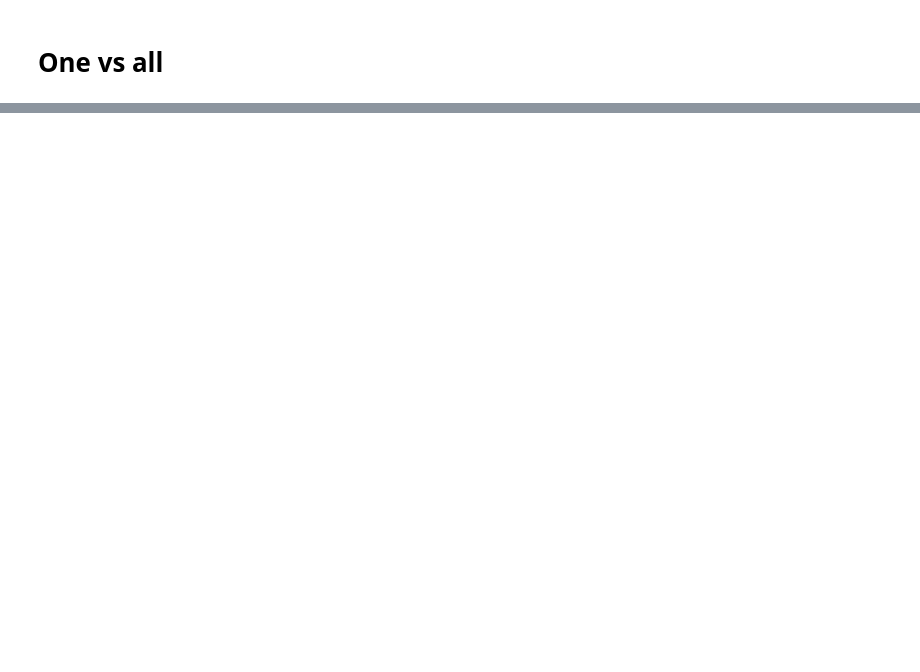
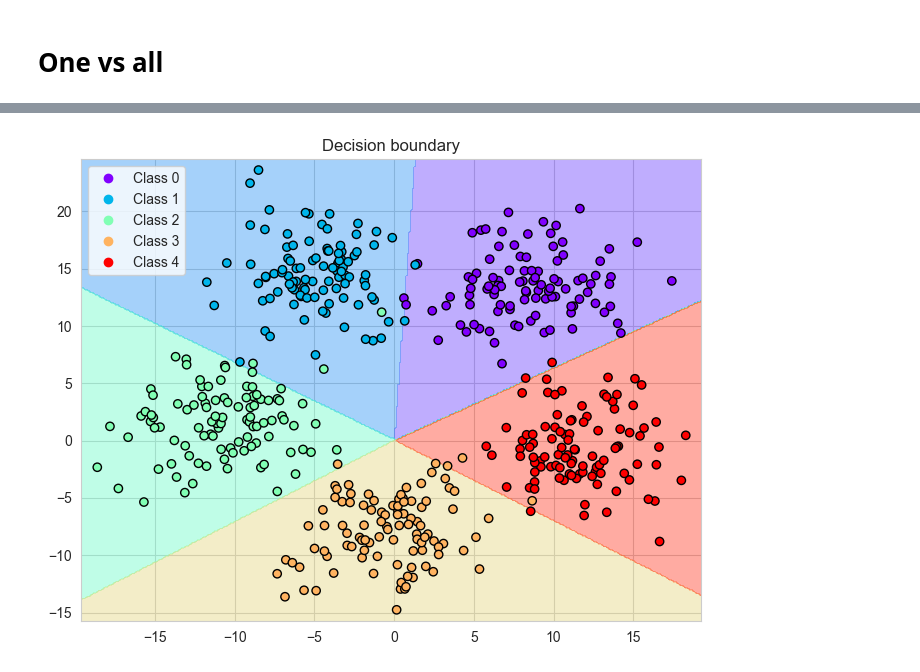
Before and after one commit to Jivl00/KKY_NSES, a Jupyter notebook: SP/showcase.ipynb, the cells around one changed output, grey strips where cells are left out. Saved outputs shown, nothing was run; the diff lists cells and outputs as text; code cells hidden in the pictures; blank space fills up the shorter version.

```diff
--- a/SP/showcase.ipynb
+++ b/SP/showcase.ipynb
@@ -202,0 +160,4 @@ print(np.min(cost))
+# %%
+visualization.plot_decision_boundary(data, nn, title='Decision boundary')
+# %% [output]
+[figure, added]
```
Also changed, not shown: parts of 39 cells of this notebook, 14 other files.
